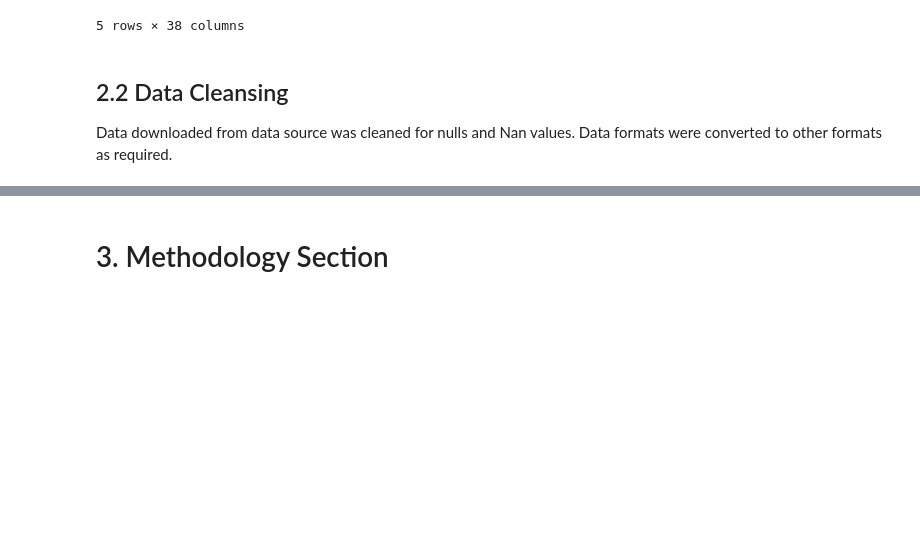
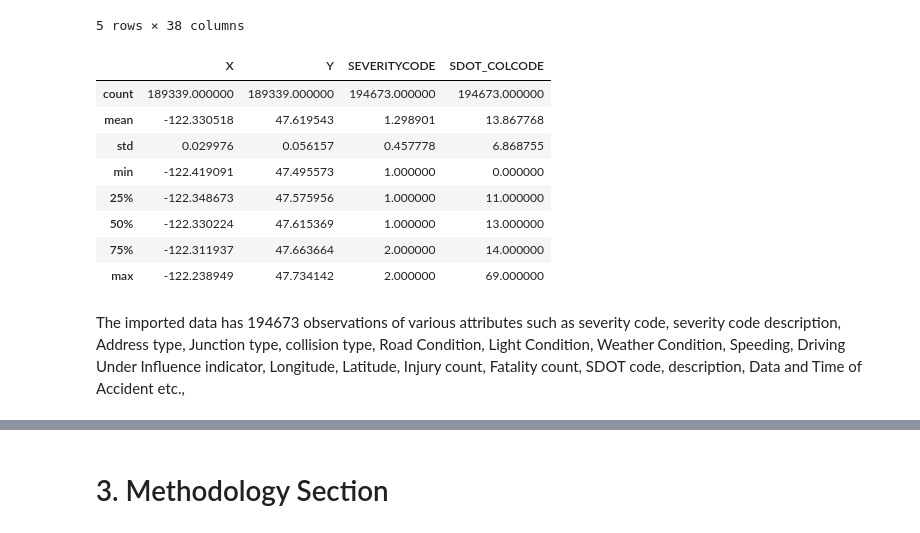
Before and after one commit to Suganthisathya/Coursera_Capstone, a Jupyter notebook: Capstone Accident Severity Analysis Project.ipynb, the cells around one changed output, grey strips where cells are left out. Saved outputs shown, nothing was run; the diff lists cells and outputs as text; code cells hidden in the pictures; blank space fills up the shorter version.

Commit message:
Published from Watson Studio. Problem Understanding and Data Section version 2

```diff
--- a/Capstone Accident Severity Analysis Project.ipynb
+++ b/Capstone Accident Severity Analysis Project.ipynb
@@ -62,6 +62,16 @@ df_data_1.head()
 5 rows × 38 columns
 # %%
 df=df_data_1[['X','Y','SEVERITYCODE','SEVERITYDESC','ADDRTYPE','COLLISIONTYPE','WEATHER','ROADCOND','INCDTTM','JUNCTIONTYPE','SDOT_COLCODE','SDOT_COLDESC','ST_COLCODE','ST_COLDESC','UNDERINFL','LIGHTCOND','SPEEDING']]
+df.describe()
+# %% [output]
+|  | X | Y | SEVERITYCODE | SDOT_COLCODE |
+| count | 189339.000000 | 189339.000000 | 194673.000000 | 194673.000000 |
+| mean | -122.330518 | 47.619543 | 1.298901 | 13.867768 |
+| std | 0.029976 | 0.056157 | 0.457778 | 6.868755 |
+| min | -122.419091 | 47.495573 | 1.000000 | 0.000000 |
+| 25% | -122.348673 | 47.575956 | 1.000000 | 11.000000 |
+| 50% | -122.330224 | 47.615369 | 1.000000 | 13.000000 |
+| 75% | -122.311937 | 47.663664 | 2.000000 | 14.000000 |
+| max | -122.238949 | 47.734142 | 2.000000 | 69.000000 |
-# %% [markdown]
-## 2.2 Data Cleansing
-Data downloaded from data source was cleaned for nulls and Nan values. Data formats were converted to other formats as required.
+# %% [markdown]
+The imported data has 194673 observations of various attributes such as severity code, severity code description, Address type, Junction type, collision type, Road Condition, Light Condition, Weather Condition, Speeding, Driving Under Influence indicator,  Longitude, Latitude, Injury count, Fatality count, SDOT code, description, Data and Time of Accident etc.,
```
Also changed, not shown: parts of 4 cells of this notebook.
